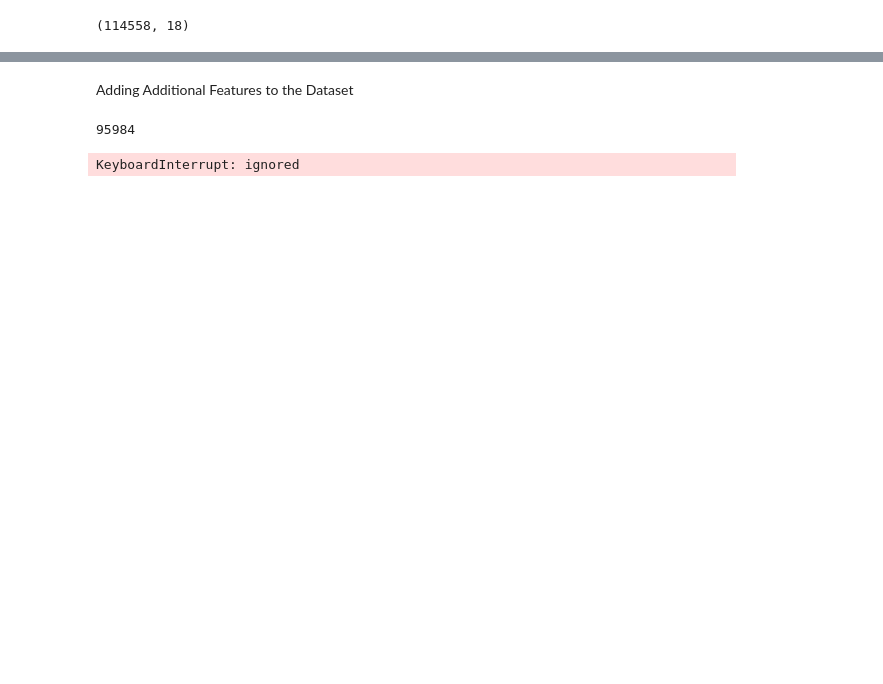
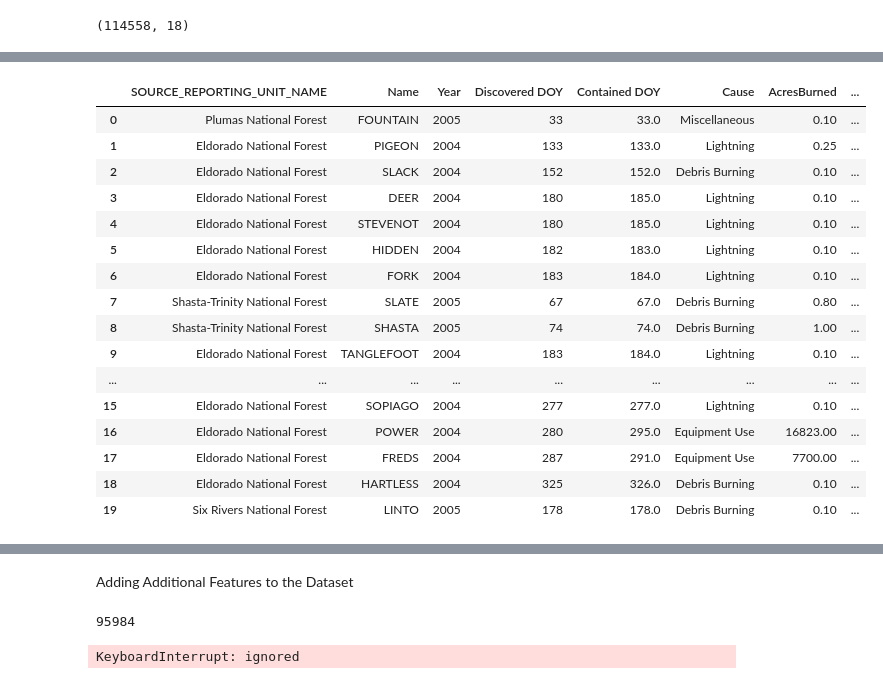
Before and after one commit to mnocerino23/Wildfire-Forecaster, a Jupyter notebook: wildfires.ipynb, the cells around one changed output, grey strips where cells are left out. Cells and saved outputs as stored; diff of their text form; code cells hidden in the pictures; blank space fills up the shorter version.

```diff
--- a/wildfires.ipynb
+++ b/wildfires.ipynb
@@ -29,7 +30,7 @@ wildfires.shape
 # %% [output]
 (114558, 18)
 # %%
-wildfires.drop(['OBJECTID'], axis = 1, inplace = True)
+wildfires.drop(['OBJECTID', 'NWCG_REPORTING_UNIT_ID', 'NWCG_REPORTING_UNIT_NAME', 'SOURCE_REPORTING_UNIT', 'NWCG_REPORTING_UNIT_NAME'], axis = 1, inplace = True)
 # %%
 #Use the pandas info function to get an overview of the different features within the dataset and their datatypes as well as NaN counts
 wildfires.info()
@@ -53,0 +92,20 @@ memory usage: 14.9+ MB
+# %%
+wildfires.head(20)
+# %% [output]
+|  | SOURCE_REPORTING_UNIT_NAME | Name | Year | Discovered DOY | Contained DOY | Cause | AcresBurned | ... |
+| 0 | Plumas National Forest | FOUNTAIN | 2005 | 33 | 33.0 | Miscellaneous | 0.10 | ... |
+| 1 | Eldorado National Forest | PIGEON | 2004 | 133 | 133.0 | Lightning | 0.25 | ... |
+| 2 | Eldorado National Forest | SLACK | 2004 | 152 | 152.0 | Debris Burning | 0.10 | ... |
+| 3 | Eldorado National Forest | DEER | 2004 | 180 | 185.0 | Lightning | 0.10 | ... |
+| 4 | Eldorado National Forest | STEVENOT | 2004 | 180 | 185.0 | Lightning | 0.10 | ... |
+| 5 | Eldorado National Forest | HIDDEN | 2004 | 182 | 183.0 | Lightning | 0.10 | ... |
+| 6 | Eldorado National Forest | FORK | 2004 | 183 | 184.0 | Lightning | 0.10 | ... |
+| 7 | Shasta-Trinity National Forest | SLATE | 2005 | 67 | 67.0 | Debris Burning | 0.80 | ... |
+| 8 | Shasta-Trinity National Forest | SHASTA | 2005 | 74 | 74.0 | Debris Burning | 1.00 | ... |
+| 9 | Eldorado National Forest | TANGLEFOOT | 2004 | 183 | 184.0 | Lightning | 0.10 | ... |
+| ... | ... | ... | ... | ... | ... | ... | ... | ... |
+| 15 | Eldorado National Forest | SOPIAGO | 2004 | 277 | 277.0 | Lightning | 0.10 | ... |
+| 16 | Eldorado National Forest | POWER | 2004 | 280 | 295.0 | Equipment Use | 16823.00 | ... |
+| 17 | Eldorado National Forest | FREDS | 2004 | 287 | 291.0 | Equipment Use | 7700.00 | ... |
+| 18 | Eldorado National Forest | HARTLESS | 2004 | 325 | 326.0 | Debris Burning | 0.10 | ... |
+| 19 | Six Rivers National Forest | LINTO | 2005 | 178 | 178.0 | Debris Burning | 0.10 | ... |
```
Also changed, not shown: parts of 9 cells of this notebook.
